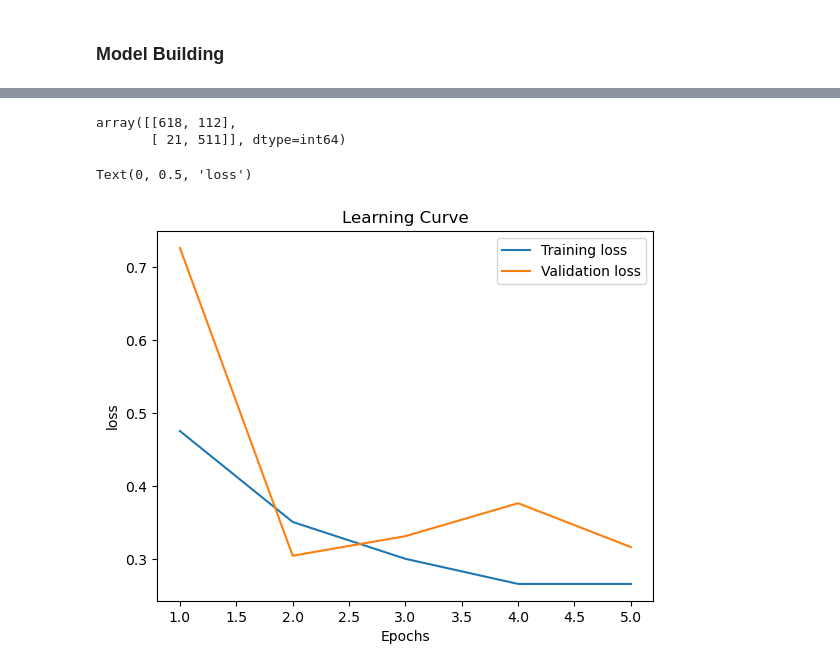
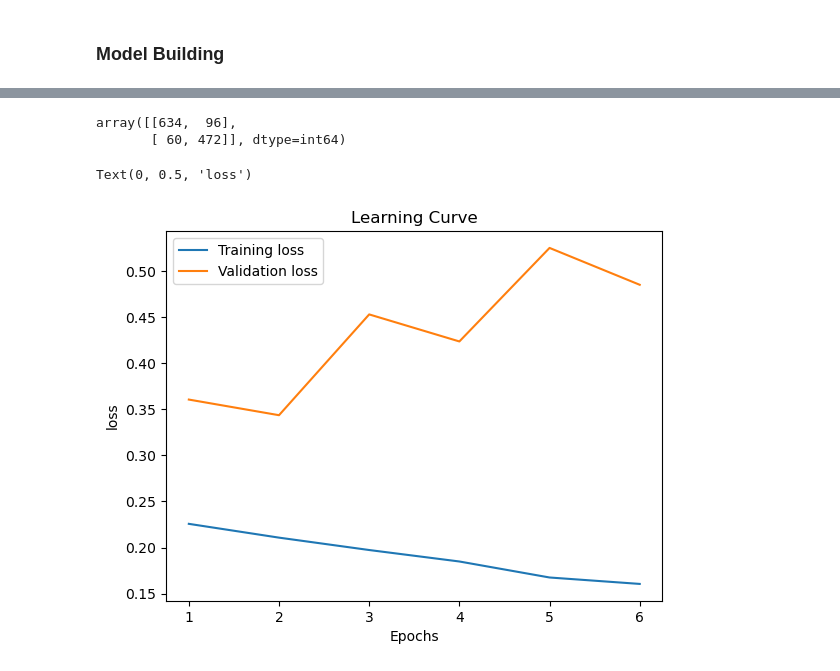
Before and after one commit to basavbamrah/image-forgery-detection, a Jupyter notebook: recompression.ipynb, the cells around one changed output, grey strips where cells are left out. Drawn from its saved outputs; the diff is of its cells as text; code cells hidden in the pictures.

Commit message:
model_done

```diff
--- a/recompression.ipynb
+++ b/recompression.ipynb
@@ -184,7 +183,8 @@ joblib.dump(y,'y_comp_diff_org.joblib')
 # %%
 from sklearn.model_selection import train_test_split
 
-X_train, X_test, y_train, y_test = train_test_split(X, Y, test_size=0.1,random_state=0, shuffle=True)
+X_train, X_test, y_train, y_test = train_test_split(
+    X, Y, test_size=0.1, random_state=0, shuffle=True)
 # %%
 print(X_train.shape, X_test.shape)
 print(type(Y))
@@ -194,17 +194,21 @@ print(type(Y))
 # %% [markdown]
 ### Model Building
 # %%
-def build_model():
+def build_model(activation='sigmoid'):
 
-    model =  tf.keras.Sequential()
+    model = tf.keras.Sequential()
     # input layer
-    model.add(tf.keras.layers.Conv2D(kernel_size=(3,3), filters=32, input_shape=[128,128,3], activation='relu'))
+    model.add(tf.keras.layers.Conv2D(kernel_size=(3, 3), filters=32,
+              input_shape=[128, 128, 3], activation='relu'))
 
     # hidden layers
-    model.add(tf.keras.layers.Conv2D(filters=32, padding='valid', kernel_size=(5,5), activation='relu'))
-    model.add(tf.keras.layers.Conv2D(filters=32, padding='valid', kernel_size=(5,5), activation='relu'))
+    model.add(tf.keras.layers.Conv2D(filters=32, padding='valid',
+              kernel_size=(5, 5), activation='relu'))
+    model.add(tf.keras.layers.Conv2D(filters=32, padding='valid',
+              kernel_size=(5, 5), activation='relu'))
     # pooling
-    model.add(tf.keras.layers.MaxPool2D(pool_size=2, padding='valid', strides=(2,2)))
+    model.add(tf.keras.layers.MaxPool2D(
+        pool_size=2, padding='valid', strides=(2, 2)))
     model.add(tf.keras.layers.Dropout(.25))
     # flatten
     model.add(tf.keras.layers.Flatten())
@@ -215,6 +219,6 @@ def build_model():
     model.add(tf.keras.layers.Dropout(.50))
 
     # output layer
-    model.add(tf.keras.layers.Dense(2, activation='sigmoid'))
+    model.add(tf.keras.layers.Dense(2, activation=activation))
     return model
 # %%
@@ -240,15 +244,17 @@ Non-trainable params: 0
 _________________________________________________________________
 # %%
 epoch = 20
-batch_size= 33
+batch_size = 33
 cal1 = tf.keras.callbacks.ModelCheckpoint(
     save_best_only=True, filepath='ann.h5')
 cal2 = tf.keras.callbacks.EarlyStopping(patience=4)
 #  optimizer = RMSprop(lr=lr, rho=0.9, epsilon=1e-08, decay=0.0)
 # model.compile(optimizer='adam', loss= 'binary_crossentropy', metrics=['accuracy'])
-model.compile(optimizer='adam', loss= 'categorical_crossentropy', metrics=['accuracy'])
-history= model.fit(X_train, y_train, validation_data=(X_test, y_test), batch_size=batch_size, epochs=epoch, callbacks=[cal1, cal2])
-history=history.history
+model.compile(optimizer='adam', loss='categorical_crossentropy',
+              metrics=['accuracy'])
+history = model.fit(X_train, y_train, validation_data=(
+    X_test, y_test), batch_size=batch_size, epochs=epoch, callbacks=[cal1, cal2])
+history = history.history
 # %% [output]
 Epoch 1/20
 344/344 [==============================] - 546s 2s/step - loss: 0.2257 - accuracy: 0.9064 - val_loss: 0.3606 - val_accuracy: 0.8851
@@ -279,15 +294,15 @@ y_pred= np.argmax(y_pred, axis = 1)
 # %%
-confusion_matrix(y_pred=y_pred,y_true=y_test.argmax(axis=1) )
+confusion_matrix(y_pred=y_pred, y_true=y_test.argmax(axis=1))
 # %% [output]
-array([[618, 112],
-       [ 21, 511]], dtype=int64)
+array([[634,  96],
+       [ 60, 472]], dtype=int64)
 # %%
-plt.plot(range(1,6),history['loss'])
-plt.plot(range(1,6),history['val_loss'])
-plt.legend(['Training loss','Validation loss'])
+plt.plot(range(1, 7), history['loss'])
+plt.plot(range(1, 7), history['val_loss'])
+plt.legend(['Training loss', 'Validation loss'])
 plt.title('Learning Curve')
 plt.xlabel('Epochs')
 plt.ylabel('loss')
 # %% [output]
 Text(0, 0.5, 'loss')
-[figure, old version]
+[figure, new version]
```
Also changed, not shown: parts of 12 cells of this notebook.
